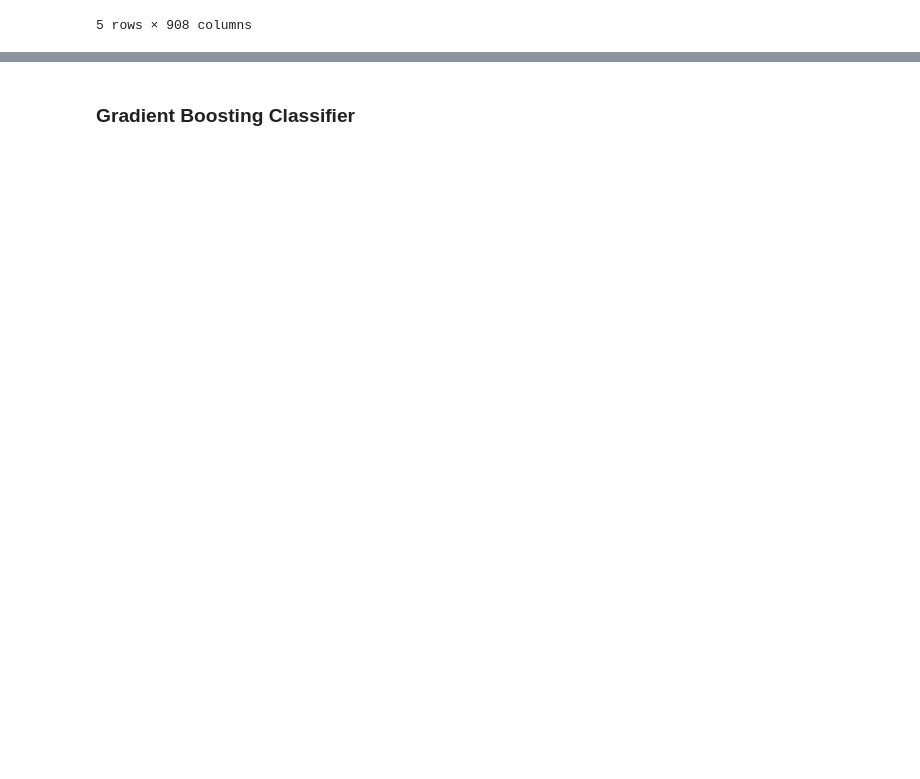
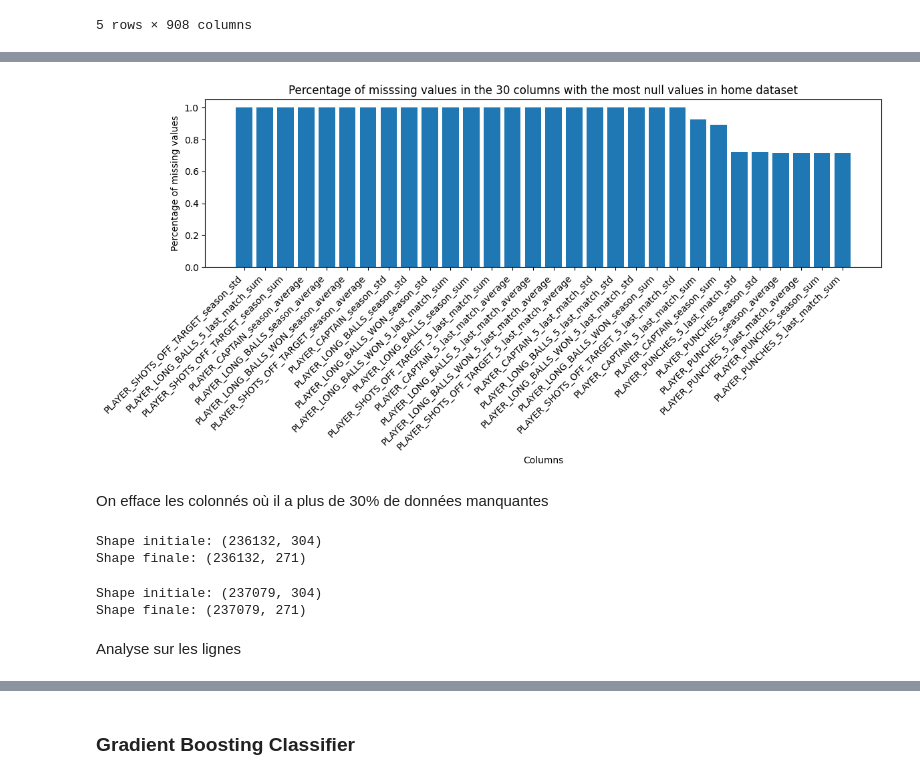
Before and after one commit to samarelayed/GuessTheWinner-DataChallenge, a Jupyter notebook: player_data_notebook.ipynb, the cells around one changed output, grey strips where cells are left out. Saved outputs shown, nothing was run; the diff lists cells and outputs as text; code cells hidden in the pictures; blank space fills up the shorter version.

Commit message:
model improvements + data analyses

```diff
--- a/player_data_notebook.ipynb
+++ b/player_data_notebook.ipynb
@@ -205,0 +166,32 @@ team_comparison.head()
+# %%
+top30_misv = col_missing_away.head(30)
+fig, ax = plt.subplots(figsize = (12, 6))
+ax.bar(top30_misv.index, top30_misv)
+ax.set_xticklabels(top30_misv.index, rotation=45, ha='right')
+ax.set_xlabel('Columns')
+ax.set_ylabel('Percentage of missing values')
+ax.set_title('Percentage of misssing values in the 30 columns with the most null values in home dataset')
+plt.tight_layout()
+plt.show()
+# %% [output]
+[figure, added]
+# %% [markdown]
+On efface les colonnés où il a plus de 30% de données manquantes
+# %%
+cols_drop_away = col_missing_away[col_missing_away > 0.3].index
+train_away_clean = away_players.drop(columns=cols_drop_away)
+print('Shape initiale:', away_players.shape)
+print('Shape finale:',train_away_clean.shape)
+# %% [output]
+Shape initiale: (236132, 304)
+Shape finale: (236132, 271)
+# %%
+cols_drop_away = col_missing_home[col_missing_home > 0.3].index
+train_home_clean = home_players.drop(columns=cols_drop_away)
+print('Shape initiale:', home_players.shape)
+print('Shape finale:',train_home_clean.shape)
+# %% [output]
+Shape initiale: (237079, 304)
+Shape finale: (237079, 271)
+# %% [markdown]
+Analyse sur les lignes
```
Also changed, not shown: parts of 76 cells of this notebook.
